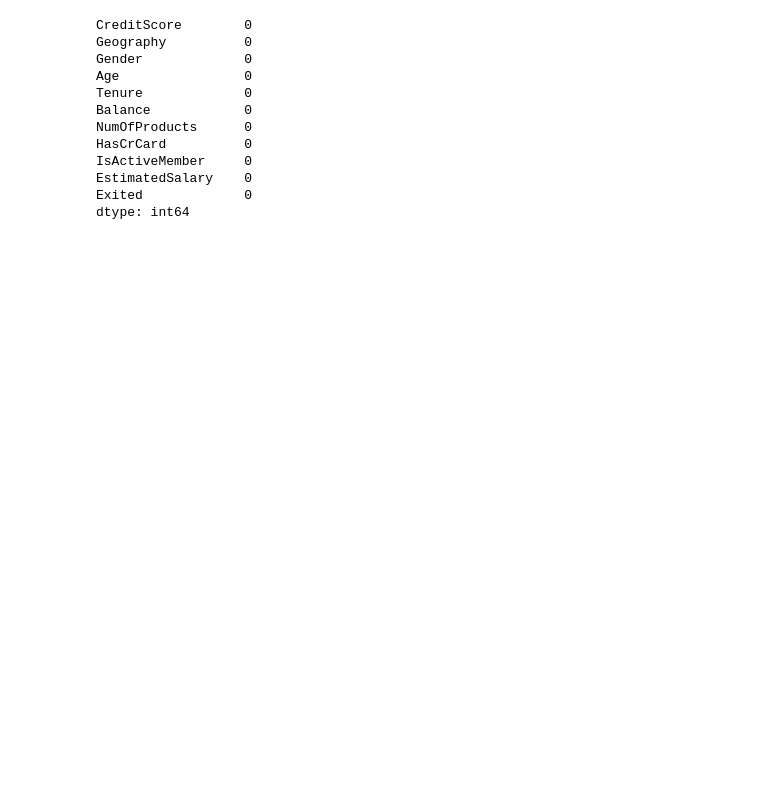
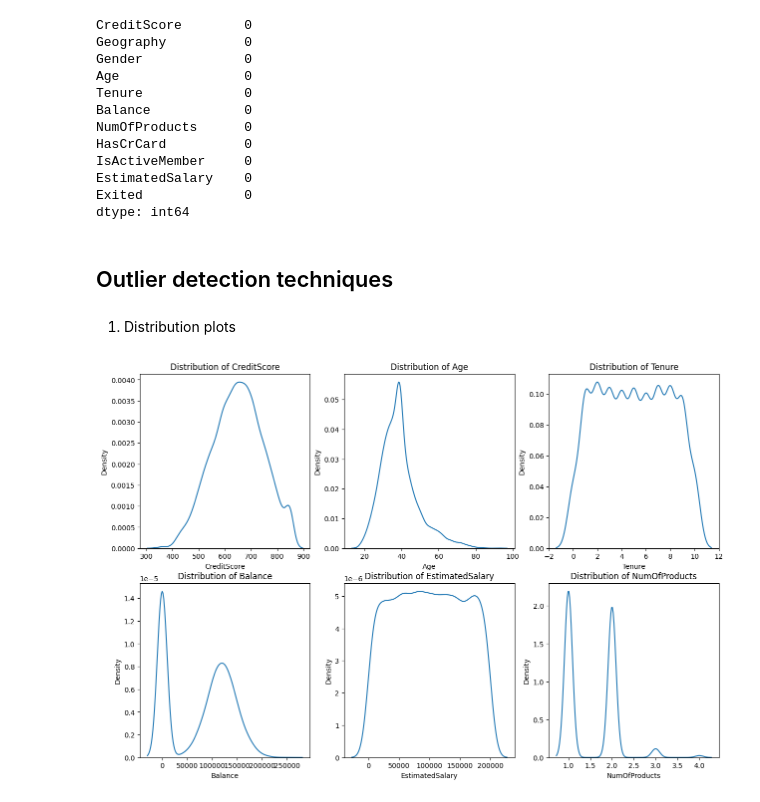
Before and after one commit to ManethNin/Production-Ready-ML-Systems, a Jupyter notebook: EDA/data/1_handle_outliers.ipynb, the cells around one changed output. Drawn from its saved outputs; the diff is of its cells as text; code cells hidden in the pictures; blank space fills up the shorter version.

Commit message:
figureout numerical and categorical variables

```diff
--- a/EDA/data/1_handle_outliers.ipynb
+++ b/EDA/data/1_handle_outliers.ipynb
@@ -33,3 +34,7 @@ IsActiveMember     0
 EstimatedSalary    0
 Exited             0
 dtype: int64
+# %% [markdown]
+## Outlier detection techniques
+# %% [markdown]
+1. Distribution plots
@@ -35,0 +43,15 @@ dtype: int64
+# %%
+categorical_columns = ['Geography', 'Gender', 'NumOfProducts', 'HasCrCard', 'IsActiveMember', 'Exited']
+
+numerical_columns = ['CreditScore', 'Age', 'Tenure', 'Balance', 'EstimatedSalary','NumOfProducts']
+# %%
+fig, axes = plt.subplots(nrows=2, ncols=3, figsize=(15, 10))
+axes = axes.flatten()
+
+for idx, col in enumerate(numerical_columns):
+    sns.kdeplot(data = df[col], ax = axes[idx])
+    axes[idx].set_title(f'Distribution of {col}')
+
+plt.show()
+# %% [output]
+[figure, added]
```
Also changed, not shown: parts of 3 cells of this notebook.
